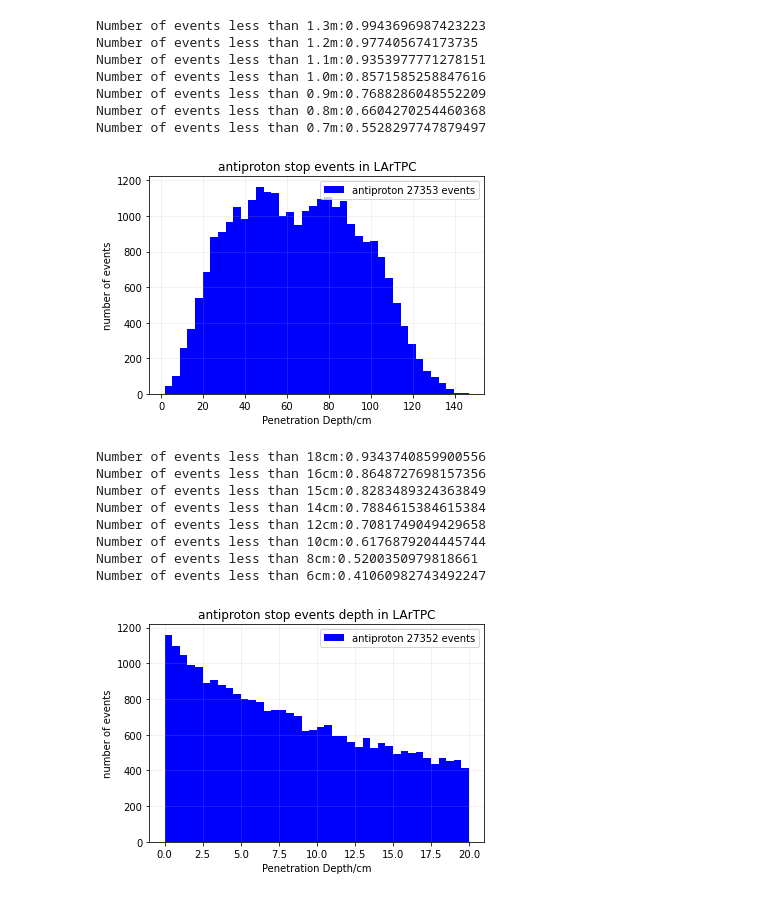
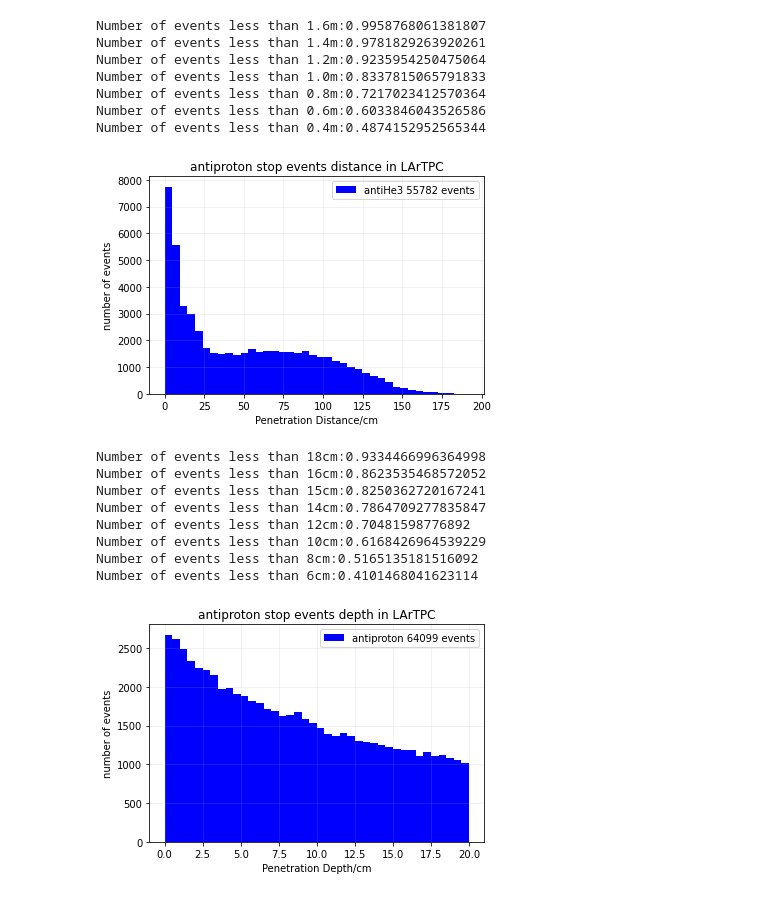
Before and after one commit to Eclipsedclaw/GRAMS, a Jupyter notebook: stats/LarTPC_Penatration_Depth_Plot.ipynb, the cells around one changed output. Cells and saved outputs as stored; diff of their text form; code cells hidden in the pictures.

```diff
--- a/stats/LarTPC_Penatration_Depth_Plot.ipynb
+++ b/stats/LarTPC_Penatration_Depth_Plot.ipynb
@@ -13,8 +15,8 @@ import pandas as pd
 import math
 pd.set_option('display.float_format', lambda x: '%0.4f' % x)
 # %%
-anti_proton = np.array(pd.read_table("/Users/jiancheng/GRAMS/data/TOF/old_GRASP_anti_proton_5e7_MeV_PeD.txt", delimiter = ' '))
-anti_deuteron = np.array(pd.read_table("/Users/jiancheng/GRAMS/data/TOF/old_GRASP_anti_deuteron_5e7_MeV_PeD.txt", delimiter = ' '))
-#anti_He3 = np.array(pd.read_table("/Users/jiancheng/GRAMS/data/TOF/old_GRASP_He3_5e7_MeV_PeD.txt", delimiter = ' '))
+anti_proton = np.array(pd.read_table("/Users/jiancheng/GRAMS/data/TOF/No_Button_GRASP_anti_proton_1e8_MeV_vector.txt", delimiter = ' '))
+#anti_deuteron = np.array(pd.read_table("/Users/jiancheng/GRAMS/data/TOF/No_button_GRASP_anti_deuteron_1e8_MeV_Vector.txt", delimiter = ' '))
+anti_He3 = np.array(pd.read_table("/Users/jiancheng/GRAMS/data/TOF/No_Button_GRASP_anti_He3_1e8_MeV_vector.txt", delimiter = ' '))
 print("Finish reading data!")
 # %% [output]
@@ -74,29 +60,29 @@ Number of events less than 0.7m:0.4241584590711773
 # %%
-plt.hist(anti_He3[:, 6], bins = 40, label = "antiHe3 %d events"%anti_He3[:, 6], color = 'b')
+plt.hist(anti_He3[:, 6], bins = 40, label = "antiHe3 %d events"%len(anti_He3[:, 6]), color = 'b')
 
 plt.title('antiproton stop events distance in LArTPC')
 plt.xlabel('Penetration Distance/cm')
 plt.ylabel('number of events')
 plt.legend(loc='best')
 #plt.axis([0, 20, 0, 10])
 plt.grid(alpha = 0.2)
 
-print("Number of events less than 1.3m:"+str(len(anti_He3[:, 6][anti_He3[:, 6]<130])/len(anti_He3[:, 6])))
+print("Number of events less than 1.6m:"+str(len(anti_He3[:, 6][anti_He3[:, 6]<160])/len(anti_He3[:, 6])))
+print("Number of events less than 1.4m:"+str(len(anti_He3[:, 6][anti_He3[:, 6]<140])/len(anti_He3[:, 6])))
 print("Number of events less than 1.2m:"+str(len(anti_He3[:, 6][anti_He3[:, 6]<120])/len(anti_He3[:, 6])))
-print("Number of events less than 1.1m:"+str(len(anti_He3[:, 6][anti_He3[:, 6]<110])/len(anti_He3[:, 6])))
 print("Number of events less than 1.0m:"+str(len(anti_He3[:, 6][anti_He3[:, 6]<100])/len(anti_He3[:, 6])))
-print("Number of events less than 0.9m:"+str(len(anti_He3[:, 6][anti_He3[:, 6]<90])/len(anti_He3[:, 6])))
 print("Number of events less than 0.8m:"+str(len(anti_He3[:, 6][anti_He3[:, 6]<80])/len(anti_He3[:, 6])))
-print("Number of events less than 0.7m:"+str(len(anti_He3[:, 6][anti_He3[:, 6]<70])/len(anti_He3[:, 6])))
+print("Number of events less than 0.6m:"+str(len(anti_He3[:, 6][anti_He3[:, 6]<60])/len(anti_He3[:, 6])))
+print("Number of events less than 0.4m:"+str(len(anti_He3[:, 6][anti_He3[:, 6]<40])/len(anti_He3[:, 6])))
 # %% [output]
-Number of events less than 1.3m:0.9943696987423223
-Number of events less than 1.2m:0.977405674173735
-Number of events less than 1.1m:0.9353977771278151
-Number of events less than 1.0m:0.8571585258847616
-Number of events less than 0.9m:0.7688286048552209
-Number of events less than 0.8m:0.6604270254460368
-Number of events less than 0.7m:0.5528297747879497
+Number of events less than 1.6m:0.9958768061381807
+Number of events less than 1.4m:0.9781829263920261
+Number of events less than 1.2m:0.9235954250475064
+Number of events less than 1.0m:0.8337815065791833
+Number of events less than 0.8m:0.7217023412570364
+Number of events less than 0.6m:0.6033846043526586
+Number of events less than 0.4m:0.4874152952565344
-[figure, old version]
+[figure, new version]
 # %%
 plt.hist(anti_proton[:, 7], bins = 40, range = (0, 20), label = "antiproton %d events"%len(anti_proton[:, 7]), color = 'b')
 
@@ -116,15 +102,15 @@ print("Number of events less than 10cm:"+str(len(anti_proton[:, 7][anti_proton[:
 print("Number of events less than 8cm:"+str(len(anti_proton[:, 7][anti_proton[:, 7]<8])/len(anti_proton[:, 7])))
 print("Number of events less than 6cm:"+str(len(anti_proton[:, 7][anti_proton[:, 7]<6])/len(anti_proton[:, 7])))
 # %% [output]
-Number of events less than 18cm:0.9343740859900556
-Number of events less than 16cm:0.8648727698157356
-Number of events less than 15cm:0.8283489324363849
-Number of events less than 14cm:0.7884615384615384
-Number of events less than 12cm:0.7081749049429658
-Number of events less than 10cm:0.6176879204445744
-Number of events less than 8cm:0.5200350979818661
-Number of events less than 6cm:0.41060982743492247
+Number of events less than 18cm:0.9334466996364998
+Number of events less than 16cm:0.8623535468572052
+Number of events less than 15cm:0.8250362720167241
+Number of events less than 14cm:0.7864709277835847
+Number of events less than 12cm:0.70481598776892
+Number of events less than 10cm:0.6168426964539229
+Number of events less than 8cm:0.5165135181516092
+Number of events less than 6cm:0.4101468041623114
-[figure, old version]
+[figure, new version]
 # %%
 plt.hist(anti_deuteron[:, 7], bins = 40, range = (0, 20), label = "antideuteron %d events"%len(anti_deuteron[:, 7]), color = 'b')
 
```
Also changed, not shown: parts of 6 cells of this notebook, 5 other files.
